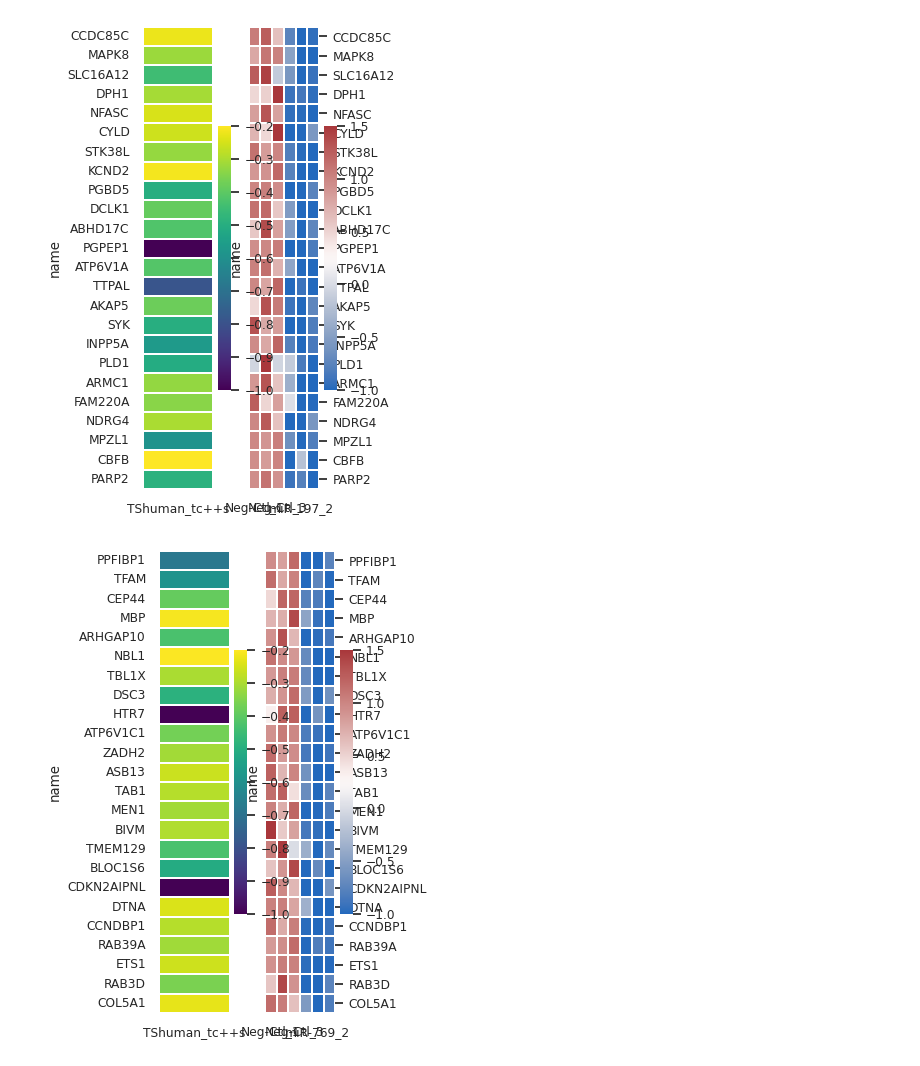
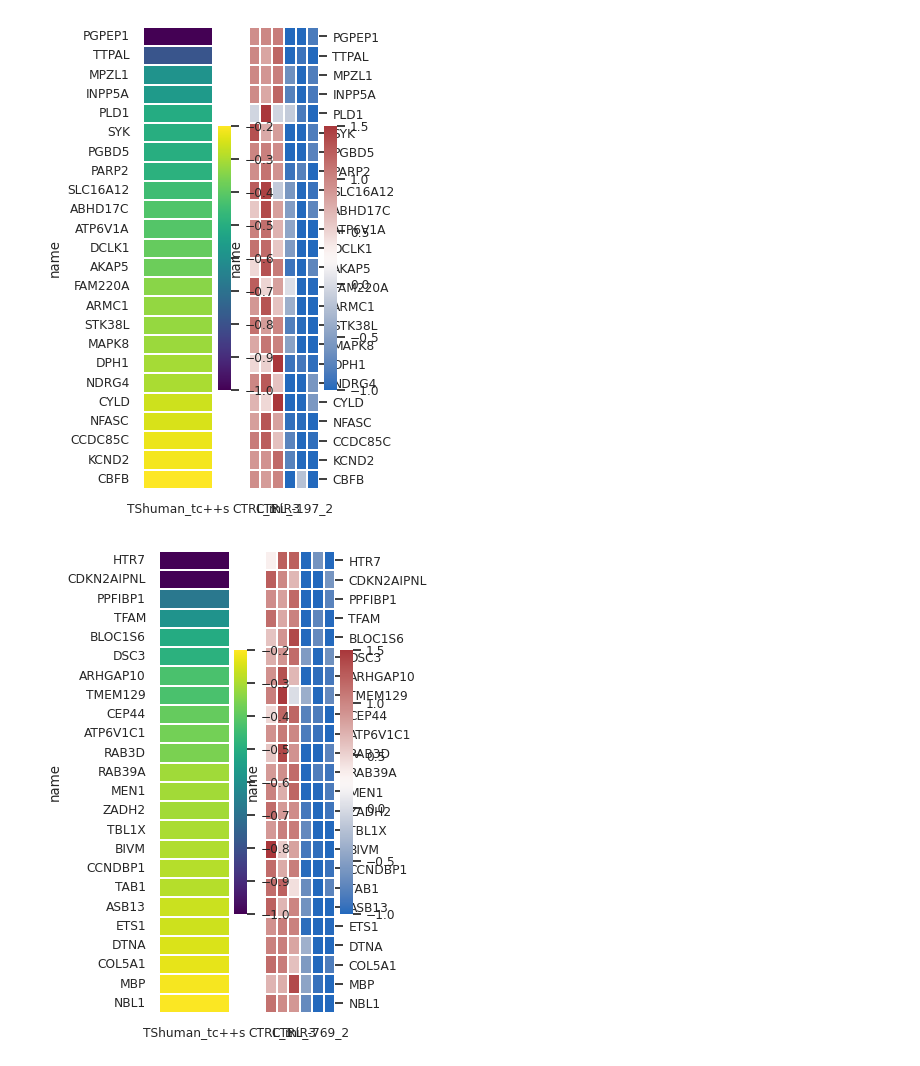
Before and after one commit to felixlangschied/rodent_loss, a Jupyter notebook: analyses/down_and_predicted/notebooks/read_heatmaps.ipynb, the cells around one changed output. Cells and saved outputs as stored; diff of their text form; code cells hidden in the pictures.

Commit message:
global zscore heatmap

```diff
--- a/analyses/down_and_predicted/notebooks/read_heatmaps.ipynb
+++ b/analyses/down_and_predicted/notebooks/read_heatmaps.ipynb
@@ -37,32 +37,35 @@ def zscore_targetscan_heatmap(df, cmap='viridis'):
     zdf = expdf.apply(zscore, axis=1)
 
     fig, (ax,ax2) = plt.subplots(ncols=2)
     sns.heatmap(tardf, cmap=cmap, ax=ax, vmin=-1, vmax=-0.2, linewidth=0.3)
     sns.heatmap(zdf, cmap="vlag", ax=ax2, vmin=-1, vmax=1.5, linewidth=0.3)
 
     ax2.yaxis.tick_right()
     ax2.tick_params(rotation=0)
     return fig
 
 
 def filter_readsdf_mirna(df, mirna):
+    df = df.rename(columns=lambda col: col.replace('Neg-Ctl', 'CTRL'))
     if mirna == 'mir197':
         columns = [col for col in df.columns if not '-769_' in col]
     else:
         columns = [col for col in df.columns if not '-197_' in col]
     return df.filter(columns)
 
 
+tarpath = '/home/felixl/PycharmProjects/rodent_loss/milestones/data/targetscan/sigdown_and_predictedTargets_tsM_tsH.tsv'
 for organism in ORGANISMS:
     countpath = f'/home/felixl/PycharmProjects/rodent_loss/external_data/counts_matrix/{organism}_counts.matrix'
     reads_df = reads_per_gene_in_condition(countpath)
     for mirna in MIRNAS:
         mir_reads_df = filter_readsdf_mirna(reads_df, mirna)
         targetdf = read_and_filter_predicted_targets(tarpath, organism, mirna)
 
         heat_df = mir_reads_df.join(targetdf, how='inner')
+        heat_df = heat_df.sort_values(['TShuman_tc++s'])
         fig = zscore_targetscan_heatmap(heat_df)
         plt.savefig(f'{OUTDIR}/{organism}_{mirna}_read_heatmap.svg')
 # %% [output]
-[figure, old version]
+[figure, new version]
-[figure, old version]
+[figure, new version]
```
Also changed, not shown: parts of 11 cells of this notebook, 8 other files.
